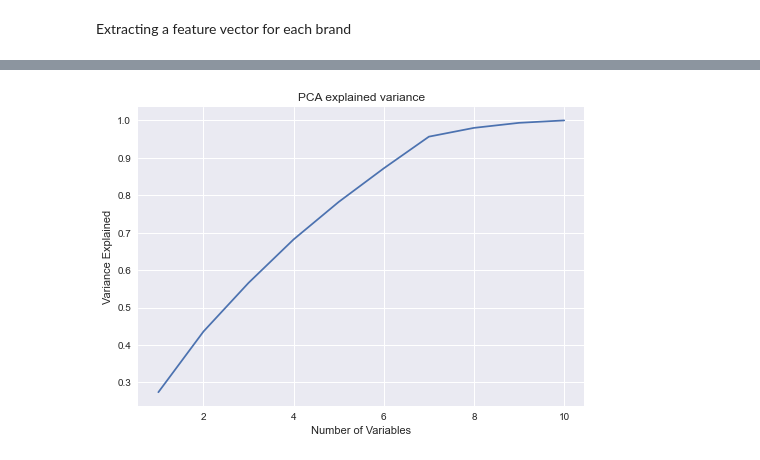
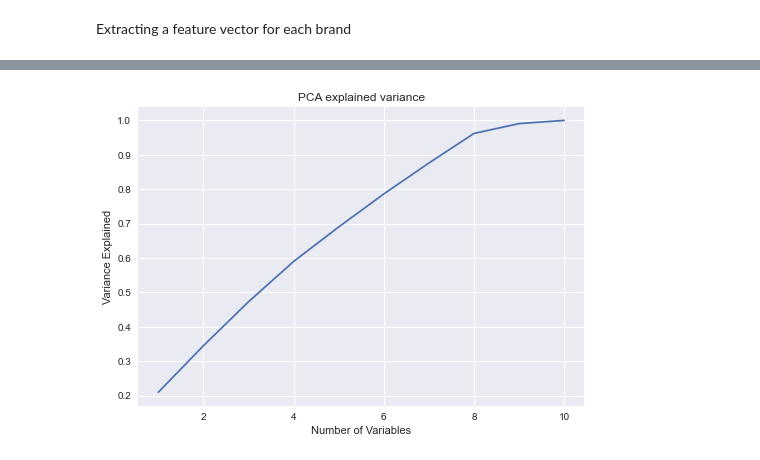
Before and after one commit to ma-petrov/recommendation-system, a Jupyter notebook: amazon-phones-reviews.ipynb, the cells around one changed output, grey strips where cells are left out. Saved outputs shown, nothing was run; the diff lists cells and outputs as text; code cells hidden in the pictures.

```diff
--- a/amazon-phones-reviews.ipynb
+++ b/amazon-phones-reviews.ipynb
@@ -86,4 +87,0 @@ Customers have reviews of phones with same brand. So it is needed to calculate m
-# %%
-reviews1 = reviews1.groupby(['name', 'brand']).mean().reset_index()
-print('sample length: {}'.format(reviews1.shape[0]))
-reviews1.head()
@@ -119,6 +111,6 @@ for col in ['name', 'rating']:
     cols.remove(col)
 
 reviews1[cols] = reviews1[cols].mul(reviews1['rating'], axis=0)
-reviews1 = reviews1.fillna(value=0)
+reviews1.drop(['rating'], axis='columns', inplace=True)
 reviews1.head()
 # %% [output]
@@ -132,0 +125,4 @@ reviews2 = reviews1[reviews1.columns[:-2]]
+# %%
+reviews1 = reviews1.groupby(['name']).mean()
+print('sample length: {}'.format(reviews1.shape[0]))
+reviews1.head()
@@ -133,12 +149,17 @@ reviews2 = reviews1[reviews1.columns[:-2]]
+# %%
+border = int(0.7*reviews1.shape[0])
+
+train_data = reviews1[:border]
+test_data = reviews1[border:]
 # %%
 pca = PCA()
-pca.fit(reviews2)
+pca.fit(train_data)
 acc_var = np.cumsum(pca.explained_variance_ratio_)
 
 plt.style.use('seaborn')
 plt.plot(range(1, len(acc_var)+1), acc_var)
 plt.title('PCA explained variance')
 plt.xlabel('Number of Variables')
 _ = plt.ylabel('Variance Explained')
 # %% [output]
-[figure, old version]
+[figure, new version]
```
Also changed, not shown: parts of 25 cells of this notebook, 1 other file.
